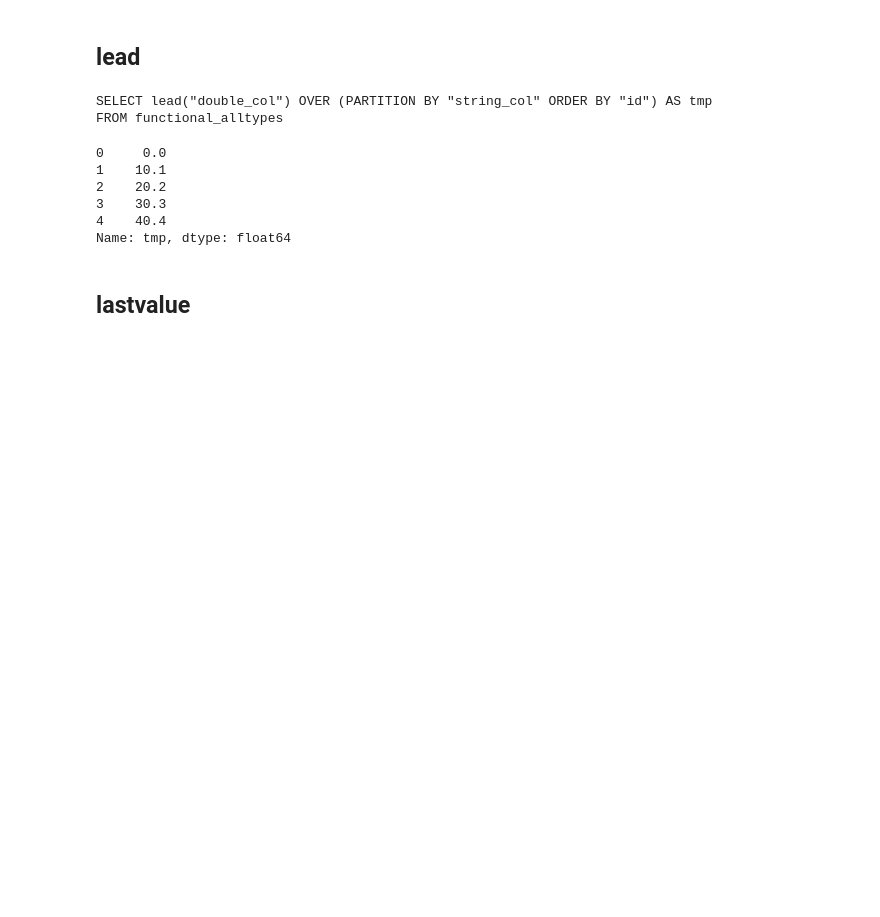
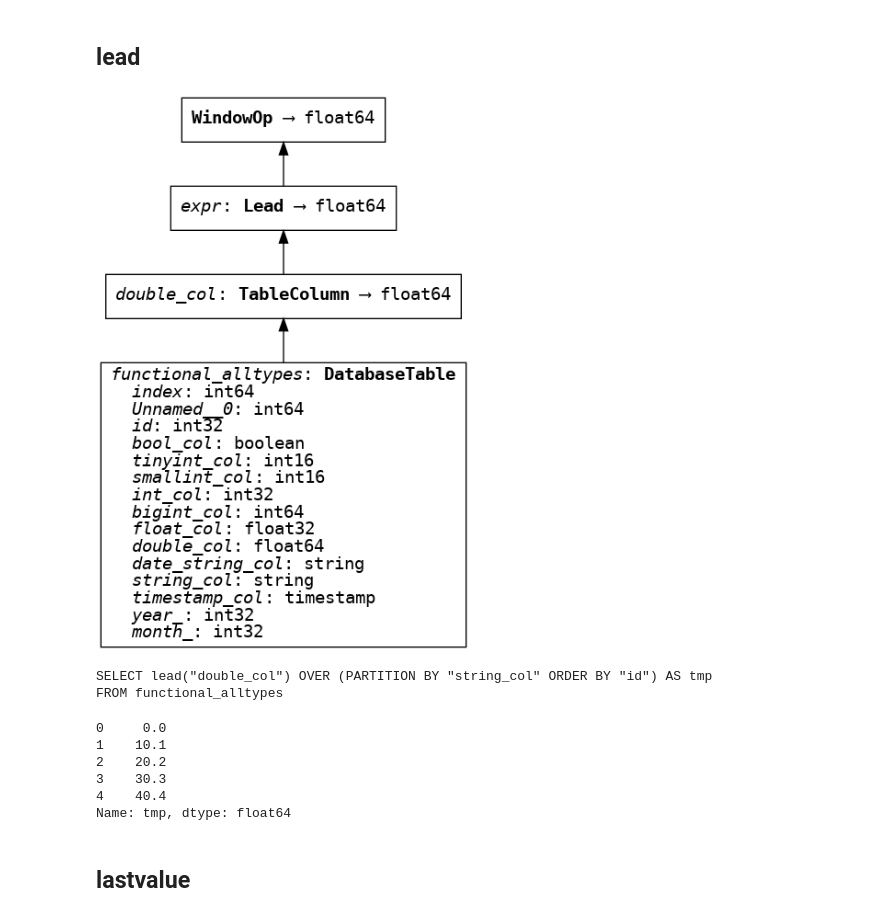
Before and after one commit to xmnlab/ivan-sandbox, a Jupyter notebook: ibis/IbisWindowOps.ipynb, the cells around one changed output. Drawn from its saved outputs; the diff is of its cells as text; code cells hidden in the pictures; blank space fills up the shorter version.

```diff
--- a/ibis/IbisWindowOps.ipynb
+++ b/ibis/IbisWindowOps.ipynb
@@ -77,9 +81,11 @@ Name: tmp, dtype: float64
 ## lead
 # %%
 expr = t.double_col.lead().over(win)
+display(expr)
 print(expr.compile())
 expr.execute().head(5)
 # %% [output]
+[figure, added]
 SELECT lead("double_col") OVER (PARTITION BY "string_col" ORDER BY "id") AS tmp
 FROM functional_alltypes
 0     0.0
```
Also changed, not shown: parts of 7 cells of this notebook.
